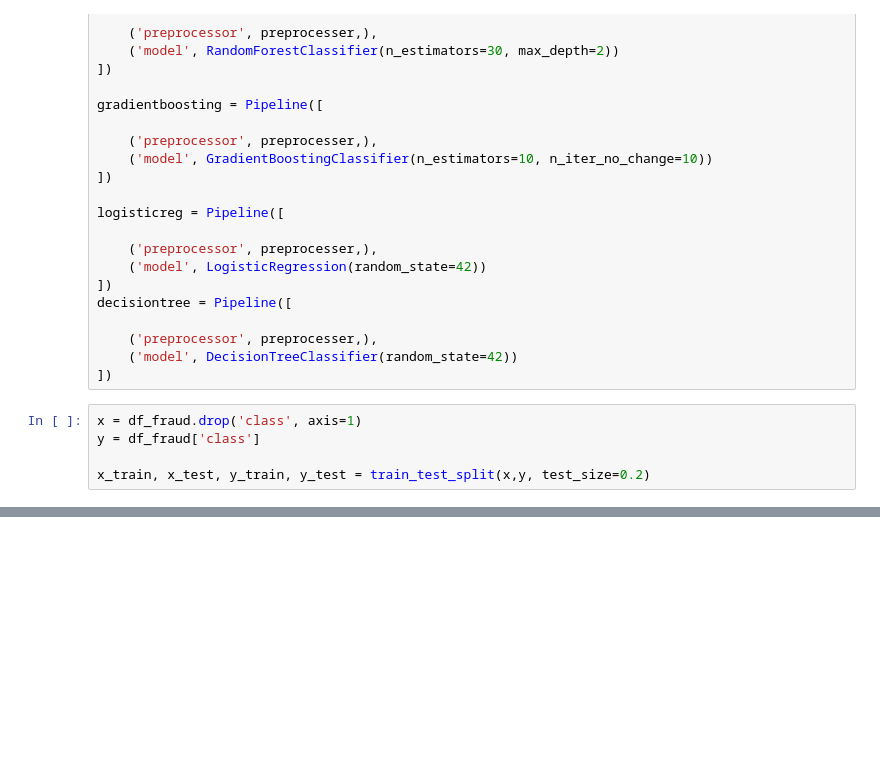
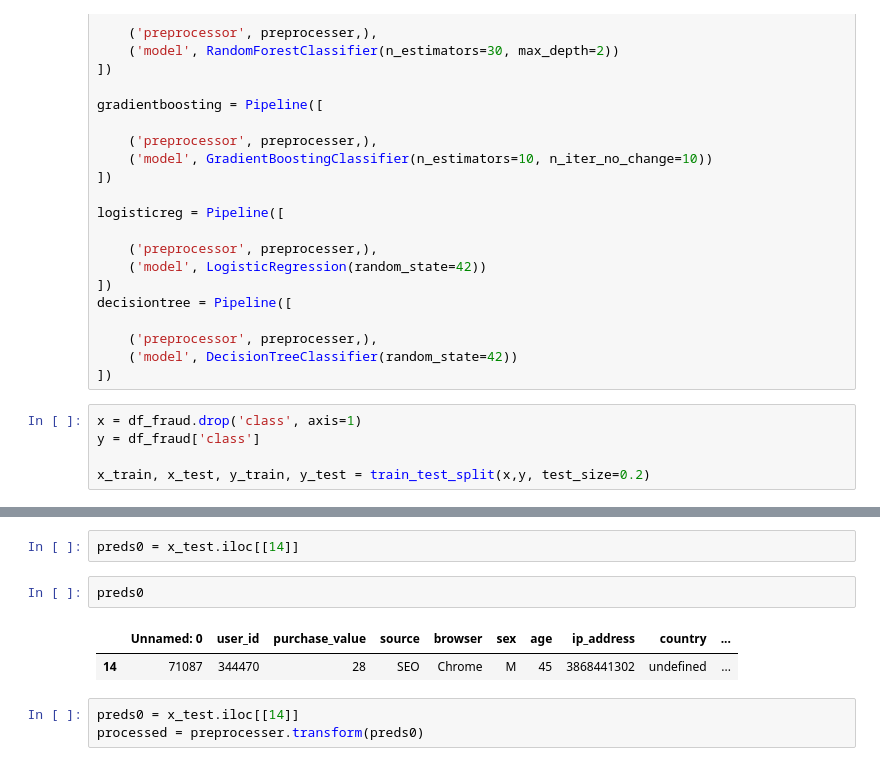
Before and after one commit to Amanzlastt/modified-fraud-detection, a Jupyter notebook: notebooks/model_training.ipynb, the cells around one changed output, grey strips where cells are left out. Cells and saved outputs as stored; diff of their text form; blank space fills up the shorter version.

```diff
--- a/notebooks/model_training.ipynb
+++ b/notebooks/model_training.ipynb
@@ -224,0 +230,10 @@ print(type(model))
+# %%
+preds0 = x_test.iloc[[14]]
+# %%
+preds0
+# %% [output]
+|  | Unnamed: 0 | user_id | purchase_value | source | browser | sex | age | ip_address | country | ... |
+| 14 | 71087 | 344470 | 28 | SEO | Chrome | M | 45 | 3868441302 | undefined | ... |
+# %%
+preds0 = x_test.iloc[[14]]
+processed = preprocesser.transform(preds0)
```
Also changed, not shown: parts of 24 cells of this notebook, 5 other files.
